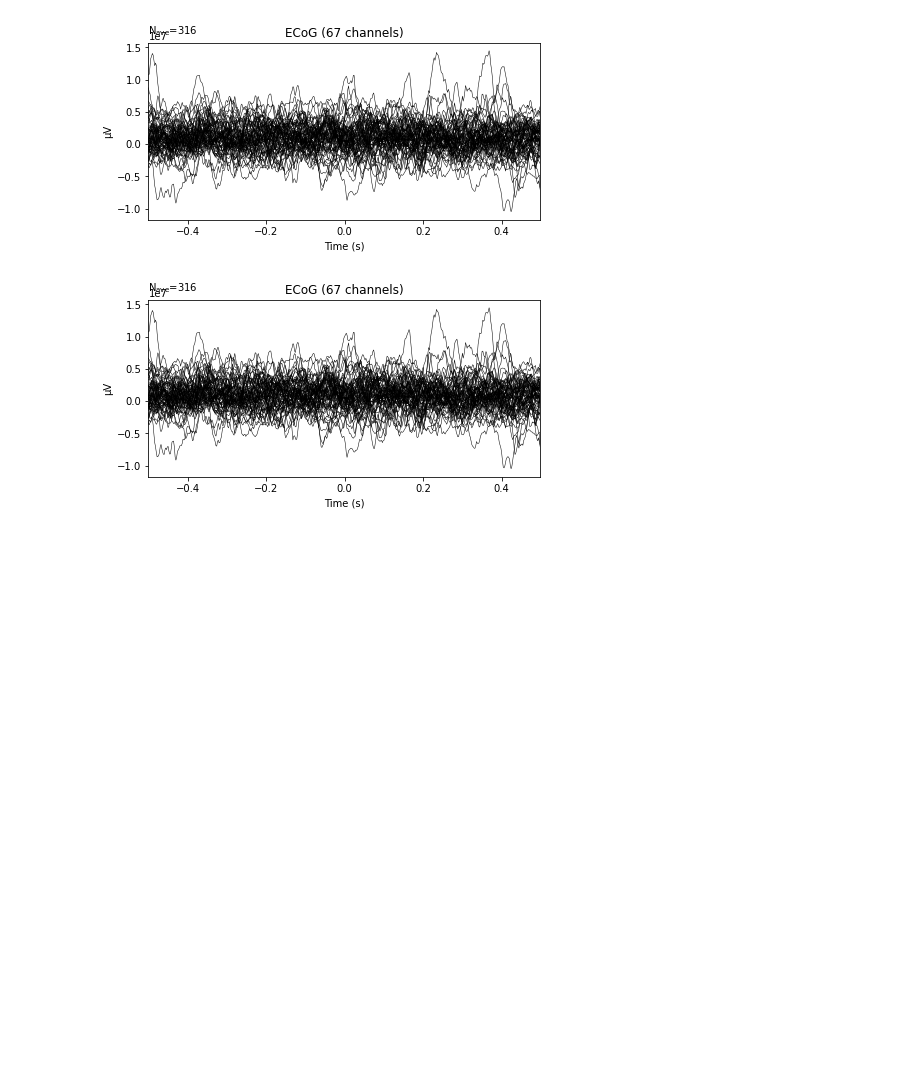
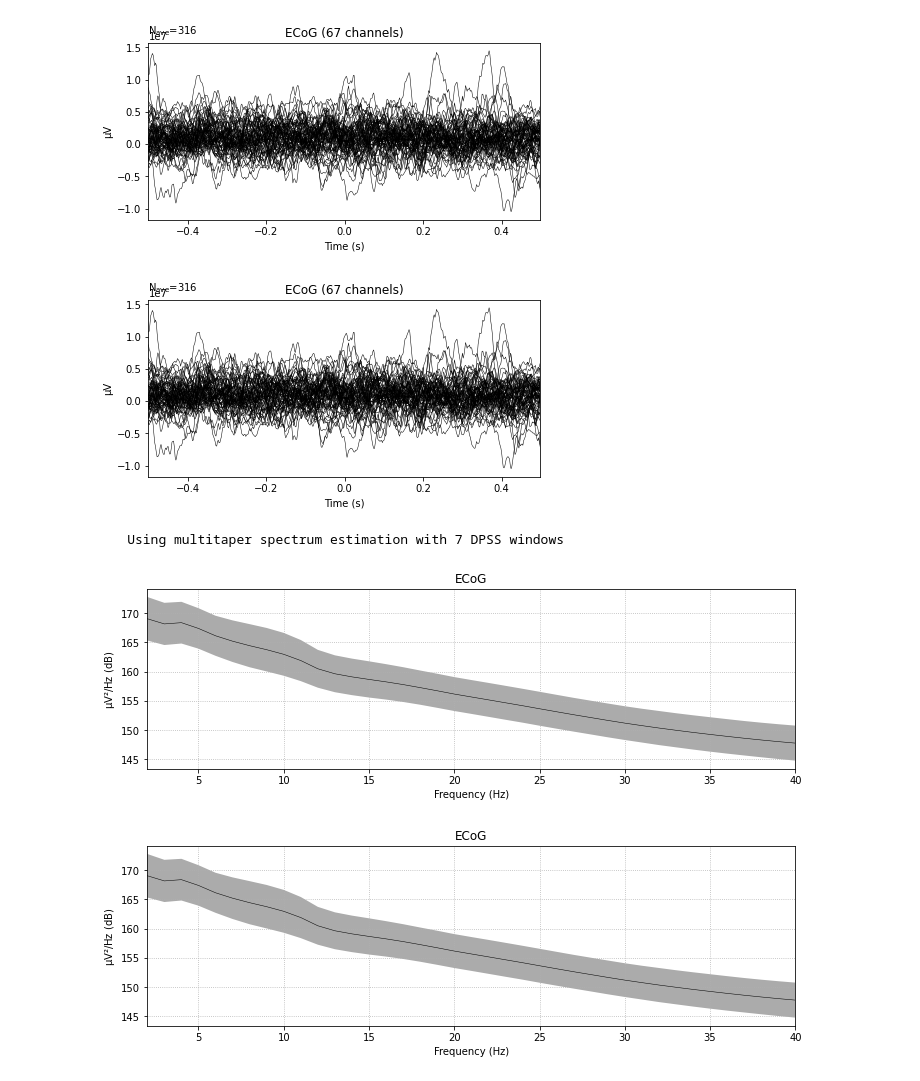
Before and after one commit to NevVerVer/Neuromatch_2022_EcoG_movements, a Jupyter notebook: pipeline/2_movement_initiation_ecog.ipynb, the cells around one changed output. Drawn from its saved outputs; the diff is of its cells as text; code cells hidden in the pictures; blank space fills up the shorter version.

Commit message:
add more ecog plots

```diff
--- a/pipeline/2_movement_initiation_ecog.ipynb
+++ b/pipeline/2_movement_initiation_ecog.ipynb
@@ -64,3 +64,9 @@ evoked.plot()
 # %% [output]
 [figure]
 [figure]
+# %%
+epochs.plot_psd(fmin=2., fmax=40., average=True, spatial_colors=False)
+# %% [output]
+    Using multitaper spectrum estimation with 7 DPSS windows
+[figure, added]
+[figure, added]
```
Also changed, not shown: parts of 2 cells of this notebook.
